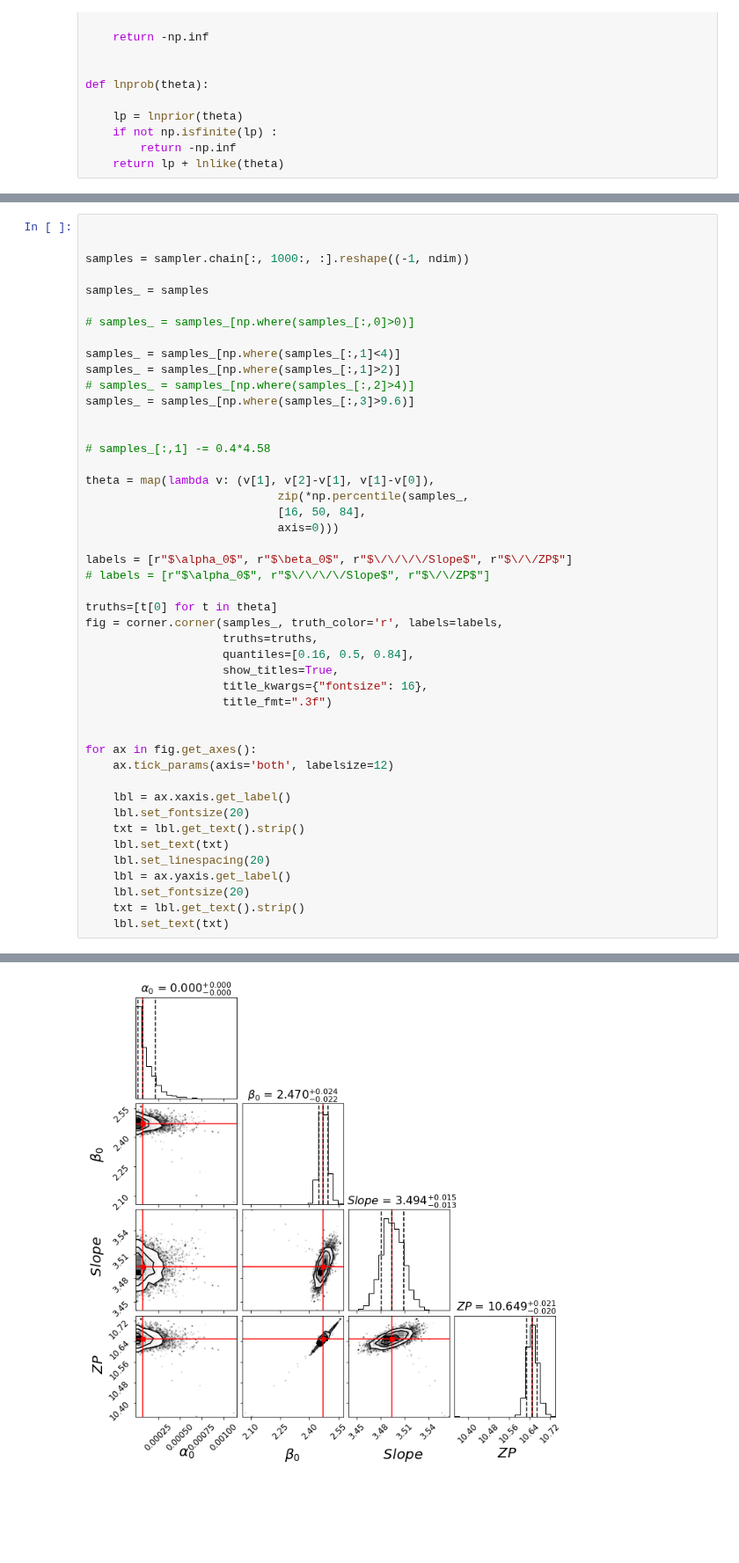
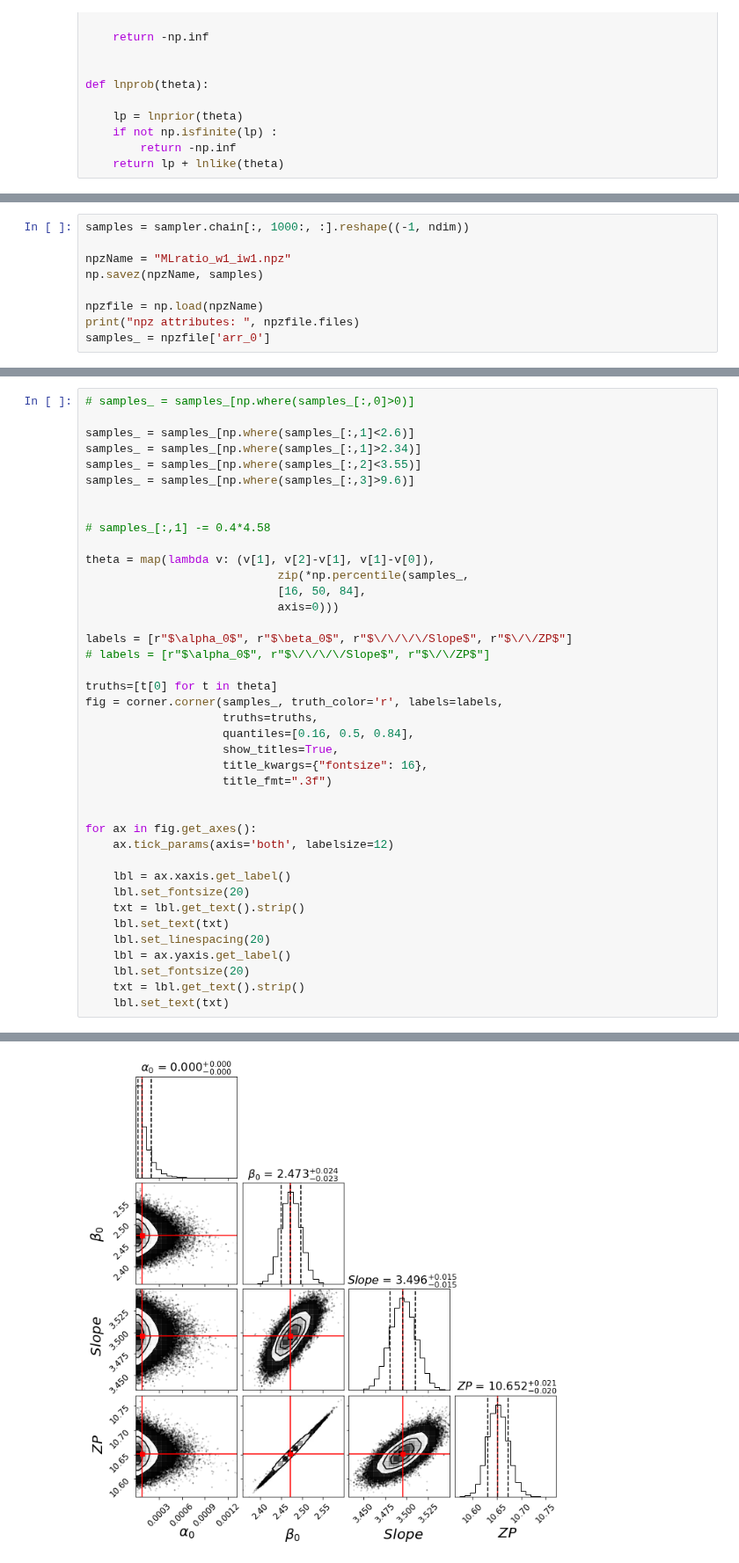
Before and after one commit to ekourkchi/test_TFRcatal, a Jupyter notebook: fit_MLratio_w1_iw1.ipynb, the cells around one changed output, grey strips where cells are left out. Shown at 88% size. Cells and saved outputs as stored; diff of their text form; blank space fills up the shorter version.

Commit message:
revising the MCMC plots

```diff
--- a/fit_MLratio_w1_iw1.ipynb
+++ b/fit_MLratio_w1_iw1.ipynb
@@ -309,0 +310,9 @@ Execution time:
+# %%
+samples = sampler.chain[:, 1000:, :].reshape((-1, ndim))
+
+npzName = "MLratio_w1_iw1.npz"
+np.savez(npzName, samples)
+
+npzfile = np.load(npzName)
+print("npz attributes: ", npzfile.files)
+samples_ = npzfile['arr_0']
@@ -310,15 +321,9 @@ Execution time:
 # %%
-
-
-samples = sampler.chain[:, 1000:, :].reshape((-1, ndim))
-
-samples_ = samples
-
 # samples_ = samples_[np.where(samples_[:,0]>0)]
 
-samples_ = samples_[np.where(samples_[:,1]<4)]
-samples_ = samples_[np.where(samples_[:,1]>2)]
-# samples_ = samples_[np.where(samples_[:,2]>4)]
+samples_ = samples_[np.where(samples_[:,1]<2.6)]
+samples_ = samples_[np.where(samples_[:,1]>2.34)]
+samples_ = samples_[np.where(samples_[:,2]<3.55)]
 samples_ = samples_[np.where(samples_[:,3]>9.6)]
 
 
@@ -358 +362 @@ WARNING:root:Too few points to create valid contours
-[figure, old version]
+[figure, new version]
```
Also changed, not shown: parts of 3 cells of this notebook, 6 other files.
